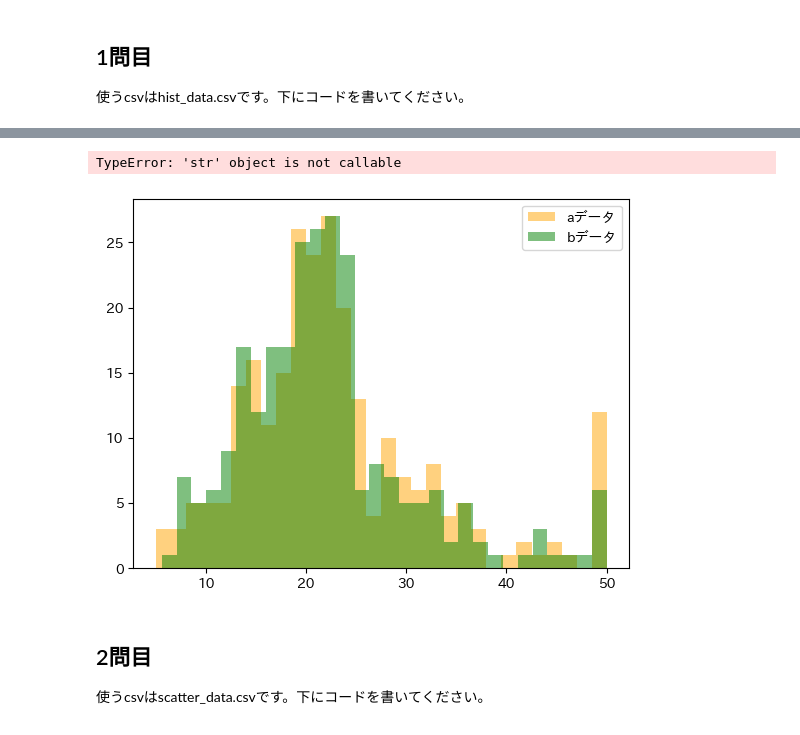
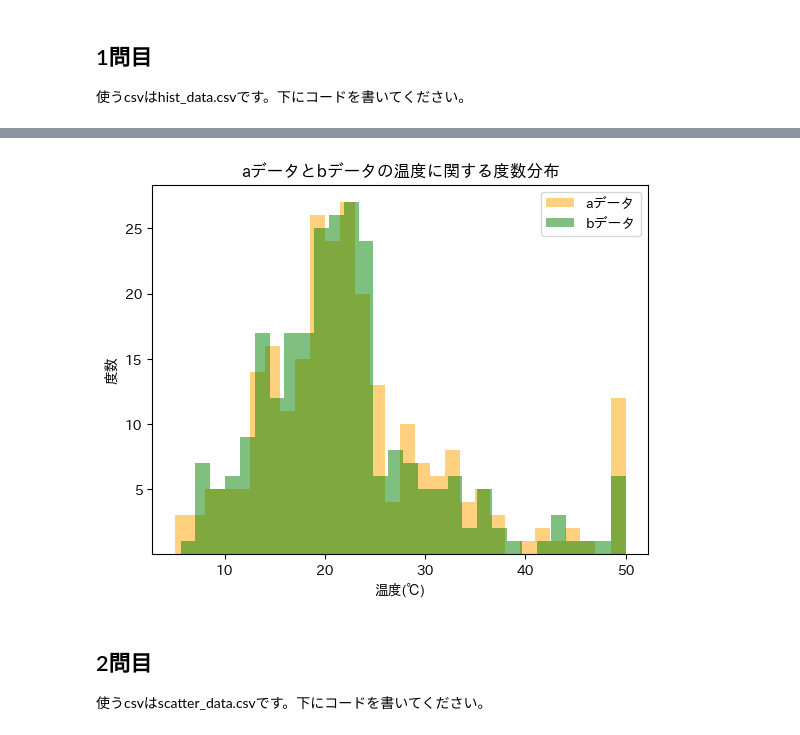
Before and after one commit to SuzukiDaiki-11/BasicPython, a Jupyter notebook: matplotlib_exercise.ipynb, the cells around one changed output, grey strips where cells are left out. Cells and saved outputs as stored; diff of their text form; code cells hidden in the pictures.

```diff
--- a/matplotlib_exercise.ipynb
+++ b/matplotlib_exercise.ipynb
@@ -15,28 +15,26 @@ japanize_matplotlib.japanize()
 # %% [markdown]
 ![問1](./imgs/matplotlib/plot_1.png)
 # %%
-df = pd.read_csv('data/hist_data.csv')
+data = pd.read_csv('data/hist_data.csv')
 
-data_a = df['aデータ']
-data_b = df['bデータ']
+data_a = data['aデータ']
+data_b = data['bデータ']
 
 plt.hist(data_a, alpha = 0.5, bins = 30, label = 'aデータ', color = 'orange')
 plt.hist(data_b, alpha = 0.5, bins = 30, label = 'bデータ', color = 'green')
 
-plt.title=('aデータとbデータの温度に関する度数分布')
-plt.legend(loc='upper right')
+plt.xlabel('温度(℃)')
+plt.xticks([10, 20, 30, 40, 50])
+plt.ylabel('度数')
+plt.yticks([5, 10, 15, 20, 25])
+plt.title("aデータとbデータの温度に関する度数分布")
 
-plt.xlabel=('温度(℃)')
-plt.xticks=([10, 20, 30, 40, 50])
-plt.ylabel=('度数')
-plt.yticks=([5, 10, 15, 20, 25])
-
+plt.legend()
 plt.grid(False)
 
 plt.show()
 # %% [output]
-TypeError: 'str' object is not callable
-[figure, old version]
+[figure, new version]
 # %% [markdown]
 ## 2問目
 使うcsvはscatter_data.csvです。下にコードを書いてください。
```
Also changed, not shown: parts of 3 cells of this notebook.
